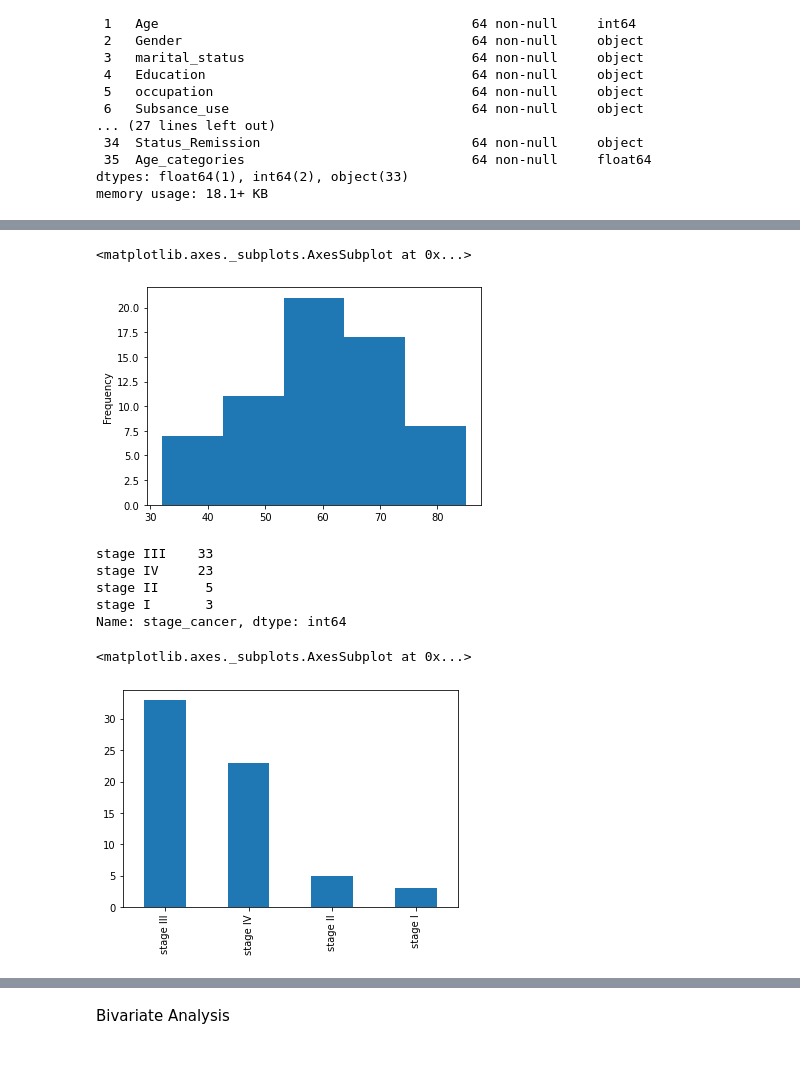
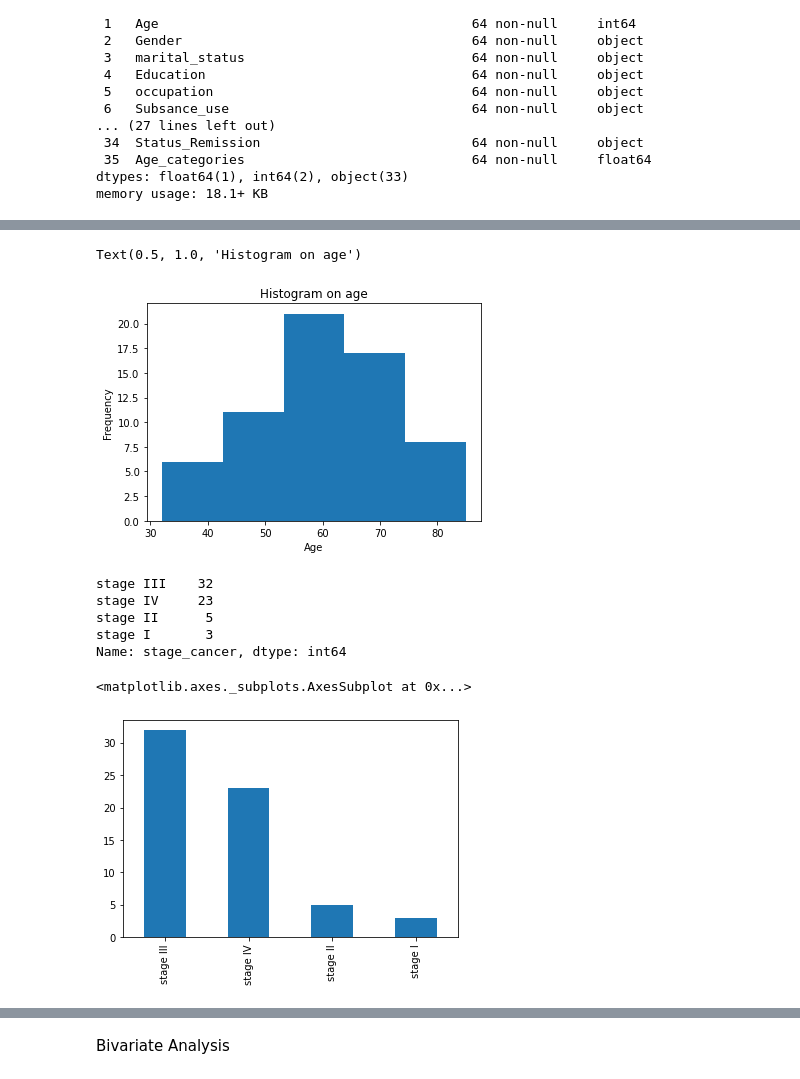
Before and after one commit to mugambiian/Pancreatic-cancer-study, a Jupyter notebook: Cancer_survival_rates_study.ipynb, the cells around one changed output, grey strips where cells are left out. Drawn from its saved outputs; the diff is of its cells as text; code cells hidden in the pictures.

```diff
--- a/Cancer_survival_rates_study.ipynb
+++ b/Cancer_survival_rates_study.ipynb
@@ -59,0 +48,5 @@ df.head()
+# %%
+# Clean data
+# After passing through the data we got an anomaly at status remission
+# we Drop that anomaly
+df.drop(df.loc[df['Status_Remission']=='.'].index, inplace=True)
@@ -60,20 +76,27 @@ df.head()
 # %%
+# Check age distribution
 age=df['Age']
 #print(age)
 age.plot(kind='hist',bins=5)
+plt.xlabel('Age')
+plt.title('Histogram on age')
+# Data seems nomarlized
 # %% [output]
-<matplotlib.axes._subplots.AxesSubplot at 0x...>
+Text(0.5, 1.0, 'Histogram on age')
-[figure, old version]
+[figure, new version]
 # %%
+# Bar graphs on cancer stages
 stage=df['stage_cancer'].value_counts()
 print(stage)
 stage.plot(kind='bar')
+
+# Stage 3 and 4 comprise majority of the diagnosed stages
 # %% [output]
-stage III    33
+stage III    32
 stage IV     23
 stage II      5
 stage I       3
 Name: stage_cancer, dtype: int64
 <matplotlib.axes._subplots.AxesSubplot at 0x...>
-[figure, old version]
+[figure, new version]
 # %%
```
Also changed, not shown: parts of 73 cells of this notebook.
